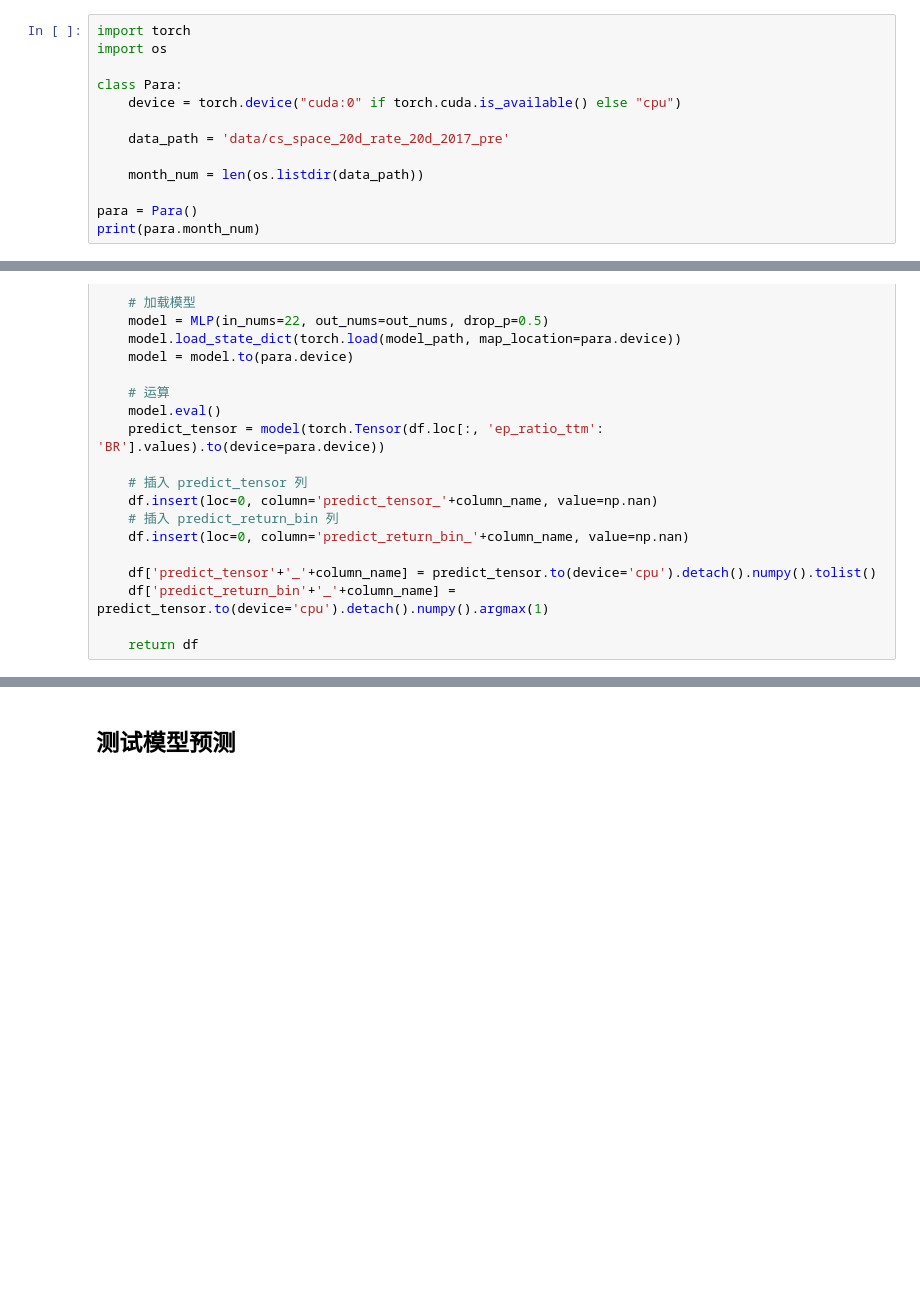
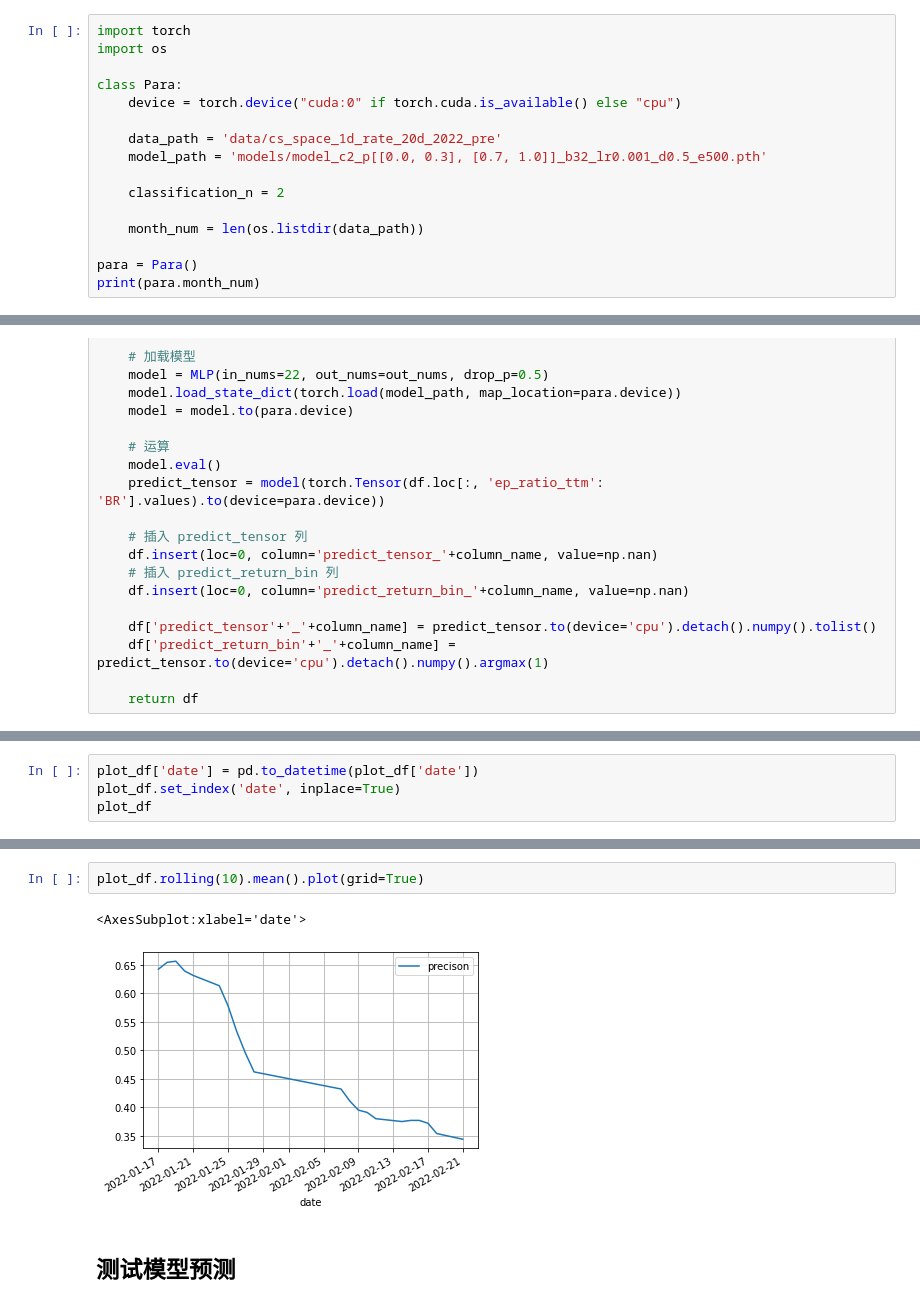
Before and after one commit to SnowMillet/scientificProject1, a Jupyter notebook: nn_c_eval.ipynb, the cells around one changed output, grey strips where cells are left out. Saved outputs shown, nothing was run; the diff lists cells and outputs as text; blank space fills up the shorter version.

```diff
--- a/nn_c_eval.ipynb
+++ b/nn_c_eval.ipynb
@@ -5,7 +5,10 @@ import os
 class Para:
     device = torch.device("cuda:0" if torch.cuda.is_available() else "cpu")
 
-    data_path = 'data/cs_space_20d_rate_20d_2017_pre'
+    data_path = 'data/cs_space_1d_rate_20d_2022_pre'
+    model_path = 'models/model_c2_p[[0.0, 0.3], [0.7, 1.0]]_b32_lr0.001_d0.5_e500.pth'
+
+    classification_n = 2
 
     month_num = len(os.listdir(data_path))
 
@@ -117,0 +121,4 @@ average precision: tensor([0.4453, 0.5975])
+# %%
+plot_df['date'] = pd.to_datetime(plot_df['date'])
+plot_df.set_index('date', inplace=True)
+plot_df
@@ -118,3 +144,8 @@ average precision: tensor([0.4453, 0.5975])
+# %%
+plot_df.rolling(10).mean().plot(grid=True)
+# %% [output]
+<AxesSubplot:xlabel='date'>
+[figure, added]
 # %% [markdown]
 ## 测试模型预测
 # %%
```
Also changed, not shown: parts of 6 cells of this notebook, 31 other files.
